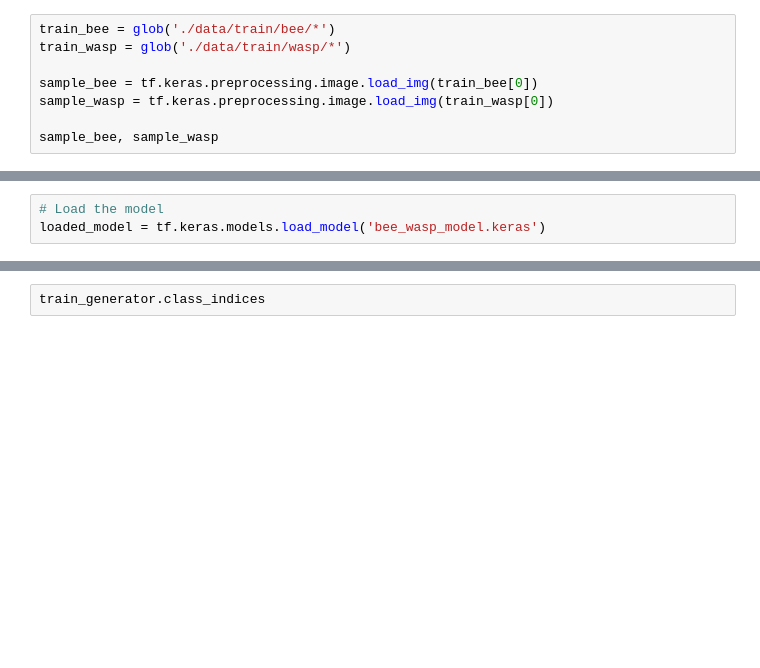
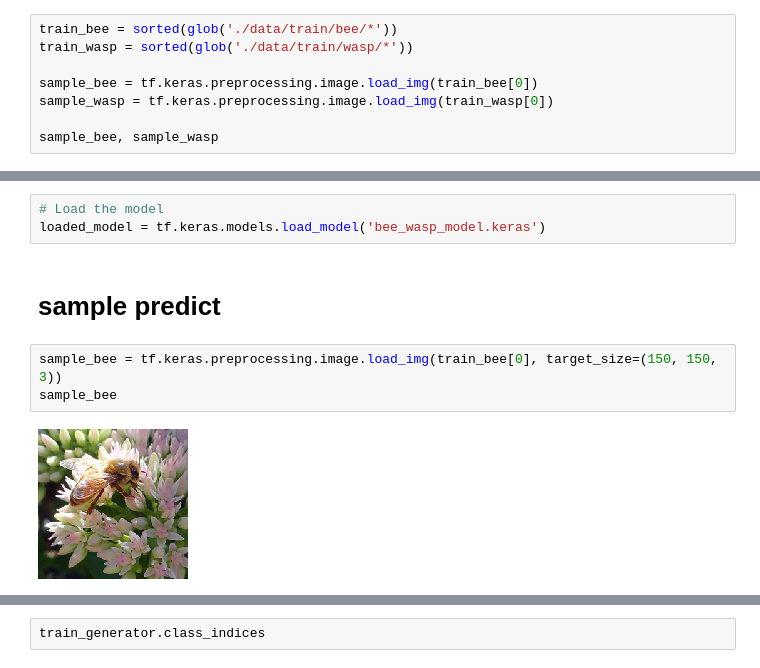
Before and after one commit to celik-muhammed/MLE-Zoomcamp-M8-DL-CNN-Bee-or-Wasp-Image-Classification-Project, a Jupyter notebook: Bee-or-Wasp-Image-Classification-Project.ipynb, the cells around one changed output, grey strips where cells are left out. Drawn from its saved outputs; the diff is of its cells as text; blank space fills up the shorter version.

```diff
--- a/Bee-or-Wasp-Image-Classification-Project.ipynb
+++ b/Bee-or-Wasp-Image-Classification-Project.ipynb
@@ -500,8 +484,8 @@ The dataset contains around 2500 images of bees and around 2100 images of wasps.
 
 The dataset contains separate folders for training and test sets.
 # %%
-train_bee = glob('./data/train/bee/*')
-train_wasp = glob('./data/train/wasp/*')
+train_bee = sorted(glob('./data/train/bee/*'))
+train_wasp = sorted(glob('./data/train/wasp/*'))
 
 sample_bee = tf.keras.preprocessing.image.load_img(train_bee[0])
 sample_wasp = tf.keras.preprocessing.image.load_img(train_wasp[0])
@@ -1129,4 +1101,11 @@ model.save('bee_wasp_model.keras')
 # %%
 # Load the model
 loaded_model = tf.keras.models.load_model('bee_wasp_model.keras')
+# %% [markdown]
+# sample predict
+# %%
+sample_bee = tf.keras.preprocessing.image.load_img(train_bee[0], target_size=(150, 150, 3))
+sample_bee
+# %% [output]
+[figure, added]
 # %%
```
Also changed, not shown: parts of 36 cells of this notebook, 3 other files.
